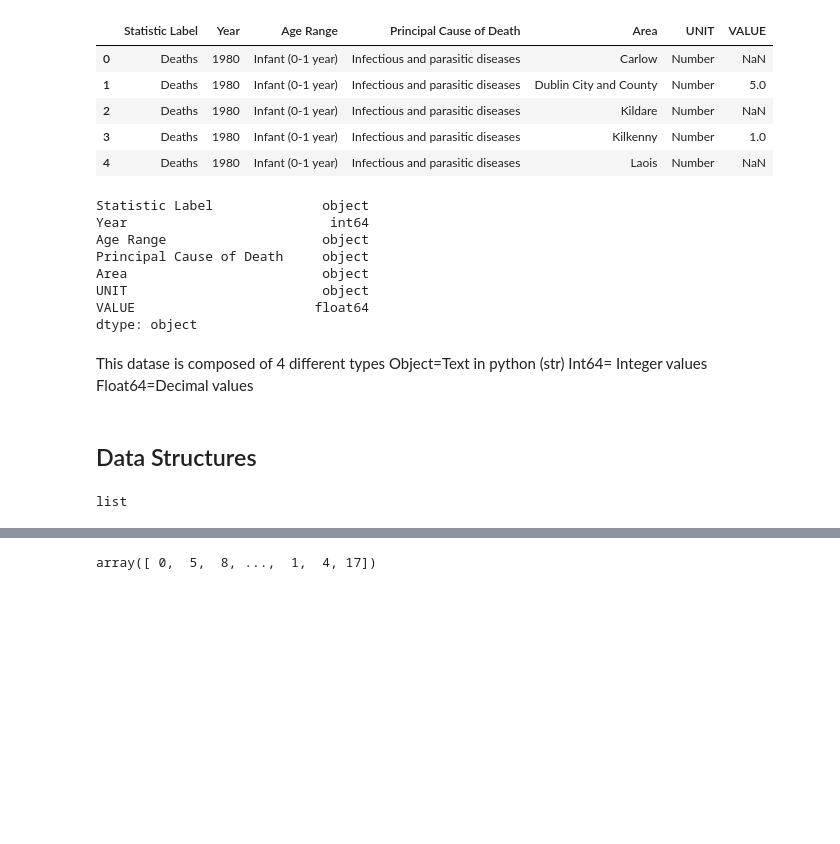
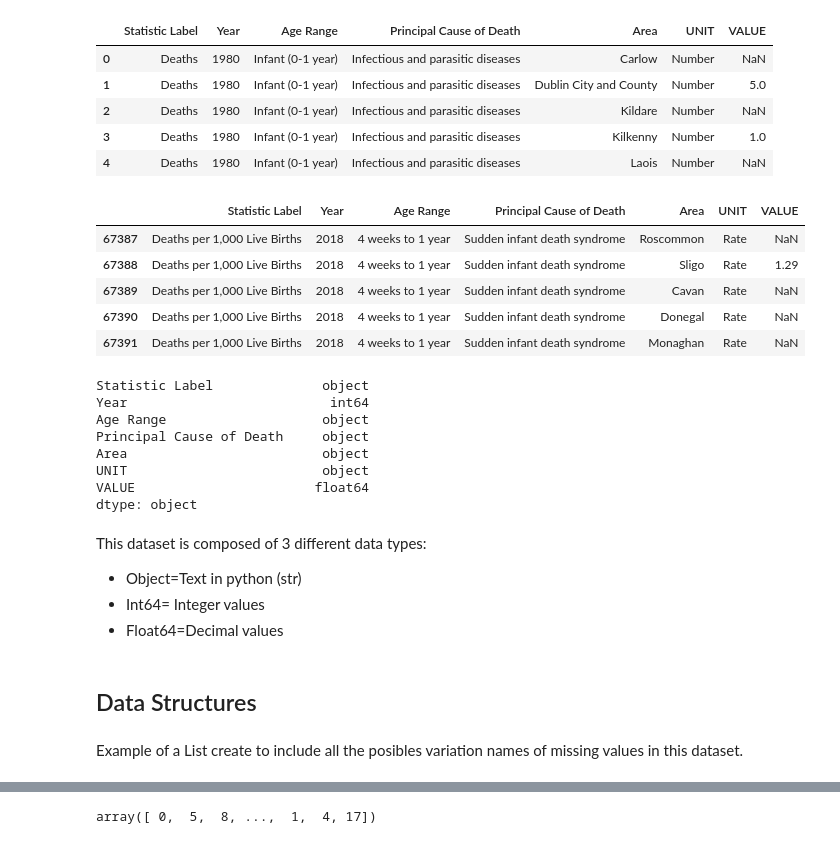
Before and after one commit to Paolacrir/CA1, a Jupyter notebook: Programing.ipynb, the cells around one changed output, grey strips where cells are left out. Saved outputs shown, nothing was run; the diff lists cells and outputs as text; code cells hidden in the pictures; blank space fills up the shorter version.

```diff
--- a/Programing.ipynb
+++ b/Programing.ipynb
@@ -24,4 +25,14 @@ Child_mortality.head()
 | 2 | Deaths | 1980 | Infant (0-1 year) | Infectious and parasitic diseases | Kildare | Number | NaN |
 | 3 | Deaths | 1980 | Infant (0-1 year) | Infectious and parasitic diseases | Kilkenny | Number | 1.0 |
 | 4 | Deaths | 1980 | Infant (0-1 year) | Infectious and parasitic diseases | Laois | Number | NaN |
+# %%
+#Check 5 last rows in the dataset
+Child_mortality.tail()
+# %% [output]
+|  | Statistic Label | Year | Age Range | Principal Cause of Death | Area | UNIT | VALUE |
+| 67387 | Deaths per 1,000 Live Births | 2018 | 4 weeks to 1 year | Sudden infant death syndrome | Roscommon | Rate | NaN |
+| 67388 | Deaths per 1,000 Live Births | 2018 | 4 weeks to 1 year | Sudden infant death syndrome | Sligo | Rate | 1.29 |
+| 67389 | Deaths per 1,000 Live Births | 2018 | 4 weeks to 1 year | Sudden infant death syndrome | Cavan | Rate | NaN |
+| 67390 | Deaths per 1,000 Live Births | 2018 | 4 weeks to 1 year | Sudden infant death syndrome | Donegal | Rate | NaN |
+| 67391 | Deaths per 1,000 Live Births | 2018 | 4 weeks to 1 year | Sudden infant death syndrome | Monaghan | Rate | NaN |
 # %%
@@ -37,15 +48,11 @@ UNIT                         object
 VALUE                       float64
 dtype: object
 # %% [markdown]
-This datase is composed of 4 different types
-Object=Text in python (str)
-Int64= Integer values
-Float64=Decimal values
+This dataset is composed of 3 different data types:
+- Object=Text in python (str)
+- Int64= Integer values
+- Float64=Decimal values
 # %% [markdown]
 ## Data Structures
-# %%
-#Example of a List create to include all the posibles variables of missing values in this dataset
-missing_value_formats = ["n.a.","?","NA","n/a", "na", "-"]
-type(missing_value_formats)
-# %% [output]
-list
+# %% [markdown]
+Example of a List create to include all the posibles variation names of missing values in this dataset.
```
Also changed, not shown: parts of 41 cells of this notebook.
